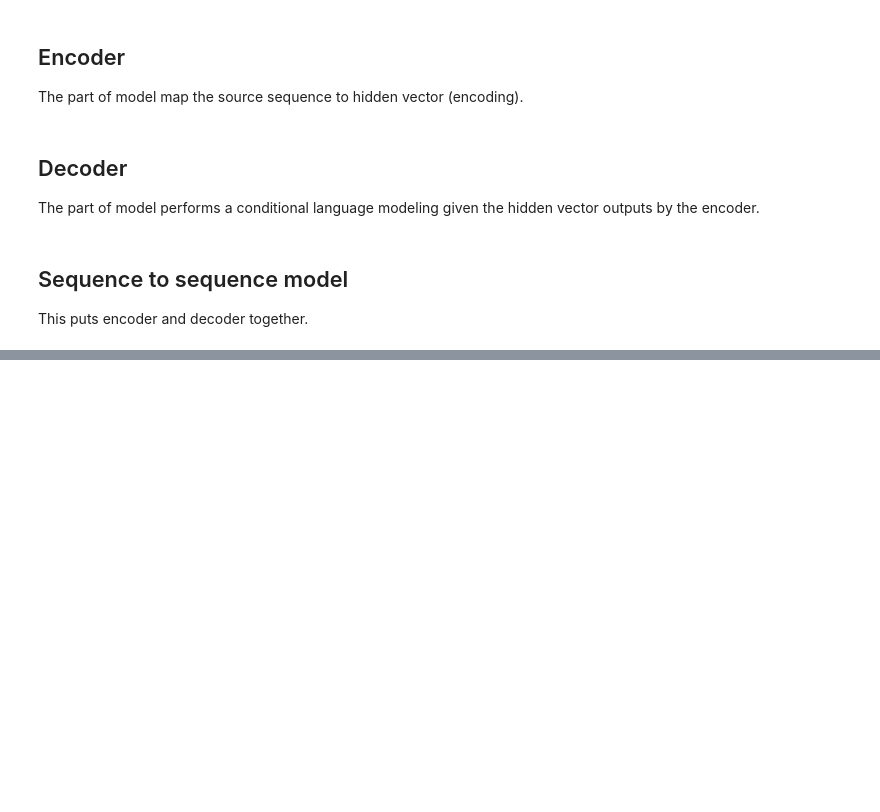
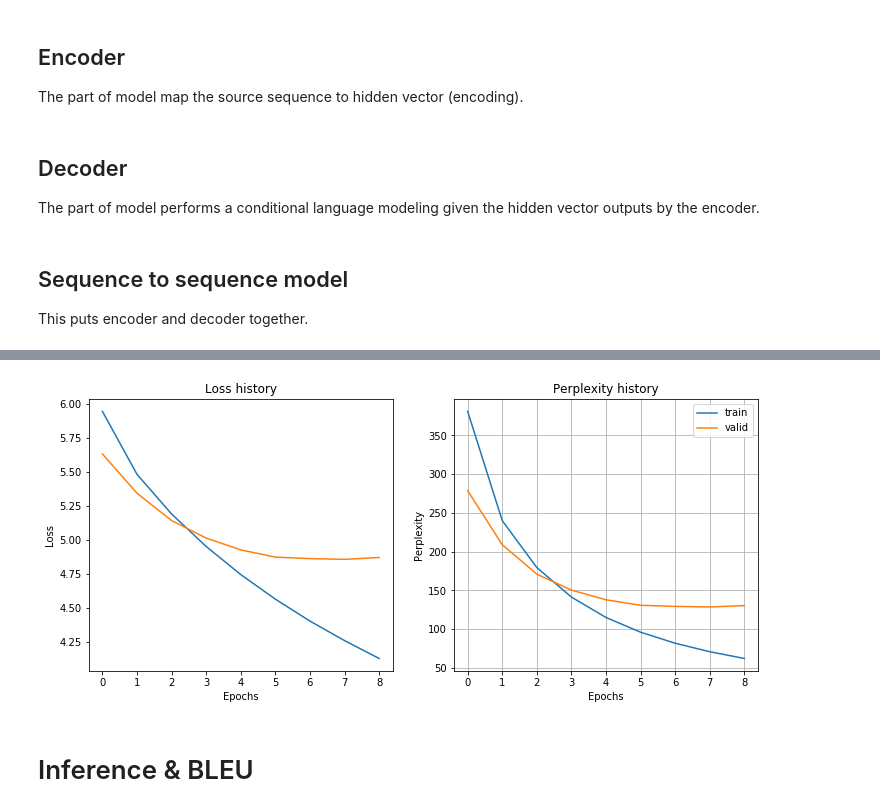
Before and after one commit to dksifoua/Neural-Machine-Translation, a Jupyter notebook: 1 - Seq2Seq Model Baseline.ipynb, the cells around one changed output, grey strips where cells are left out. Drawn from its saved outputs; the diff is of its cells as text; code cells hidden in the pictures; blank space fills up the shorter version.

Commit message:
Train baseline model

```diff
--- a/1 - Seq2Seq Model Baseline.ipynb
+++ b/1 - Seq2Seq Model Baseline.ipynb
@@ -783,0 +428,18 @@ FR:                      nous aurions aime voir si ces efforts significatifs - p
+# %%
+encoder = Encoder(embedding_size=EMBEDDING_DIM,
+                  vocab_size=len(FR.vocab),
+                  hidden_size=HIDDEN_SIZE,
+                  n_layers=N_LAYERS,
+                  dropout=DROPOUT).to(device)
+decoder = Decoder(embedding_size=EMBEDDING_DIM,
+                  vocab_size=len(FR.vocab),
+                  hidden_size=HIDDEN_SIZE,
+                  n_layers=N_LAYERS,
+                  dropout=DROPOUT).to(device)
+seq2seq = SeqToSeqNet(encoder=encoder,
+                      decoder=decoder,
+                      device=device)
+seq2seq.apply(init_weights).to(device)
+opt_adam = optim.Adam(seq2seq.parameters())
+criterion = nn.CrossEntropyLoss(ignore_index=EN.vocab.stoi[EN.pad_token])
+print(f'Number of parameters of the model: {count_parameters(seq2seq):,}')
@@ -783,0 +448,12 @@ FR:                      nous aurions aime voir si ces efforts significatifs - p
+# %%
+%%time
+history = train(model=seq2seq,
+                opt=opt_adam,
+                loss_func=criterion,
+                train_it=train_iterator,
+                valid_it=valid_iterator,
+                tf_ratio=TF_RATIO,
+                n_epochs=N_EPOCHS,
+                grad_clip=GRAD_CLIP,
+                save_to='./saved_models',
+                filename='seq2seq-baseline.pt')
@@ -783,0 +464,19 @@ FR:                      nous aurions aime voir si ces efforts significatifs - p
+# %%
+_, axes = plt.subplots(1, 2, figsize=(12, 5))
+axes[0].plot(history['loss'], label='train')
+axes[0].plot(history['val_loss'], label='valid')
+axes[0].set_title('Loss history')
+axes[0].set_xlabel('Epochs')
+axes[0].set_ylabel('Loss')
+axes[1].plot(history['ppl'], label='train')
+axes[1].plot(history['val_ppl'], label='valid')
+axes[1].set_title('Perplexity history')
+axes[1].set_xlabel('Epochs')
+axes[1].set_ylabel('Perplexity')
+plt.grid(True)
+plt.legend()
+plt.show()
+# %% [output]
+[figure, added]
+# %% [markdown]
+# Inference & BLEU
```
Also changed, not shown: parts of 48 cells of this notebook.
